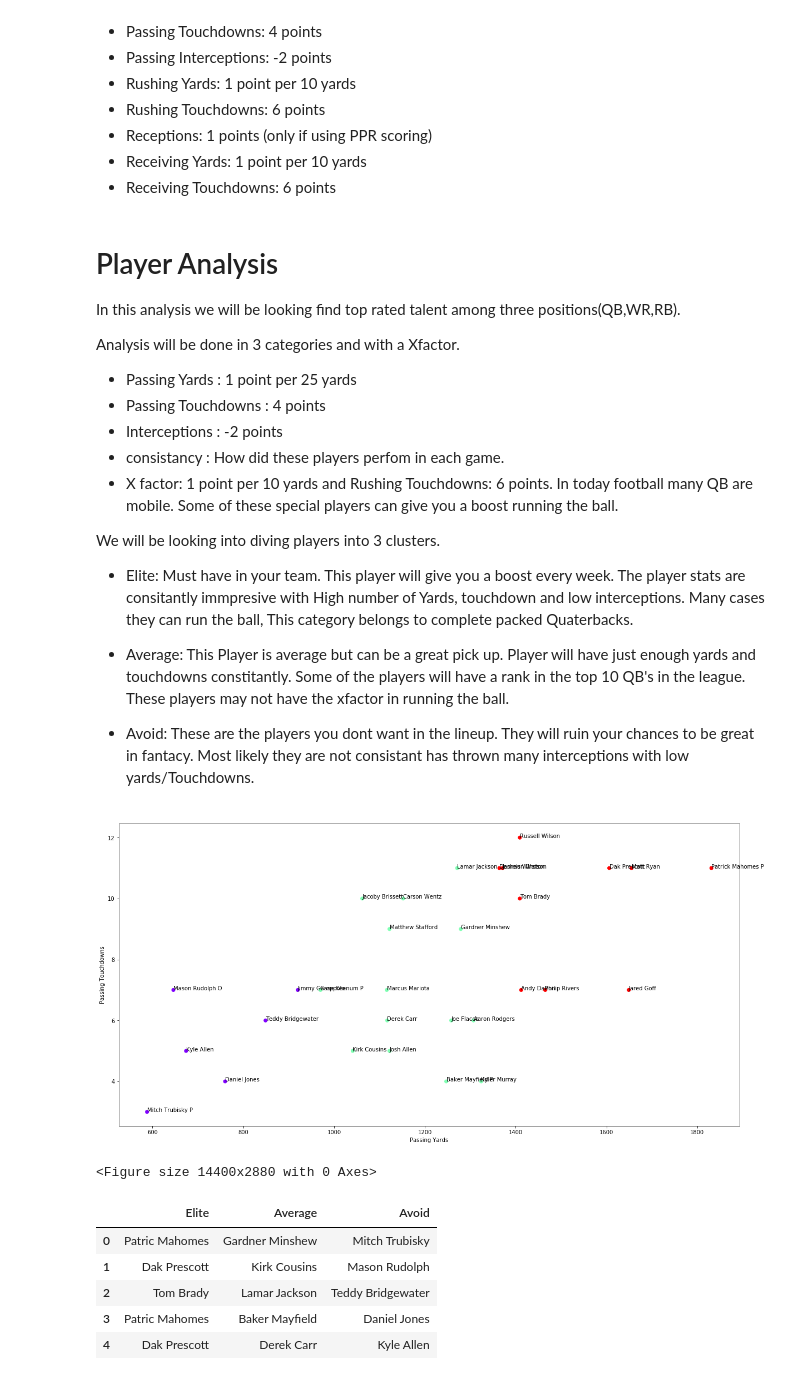
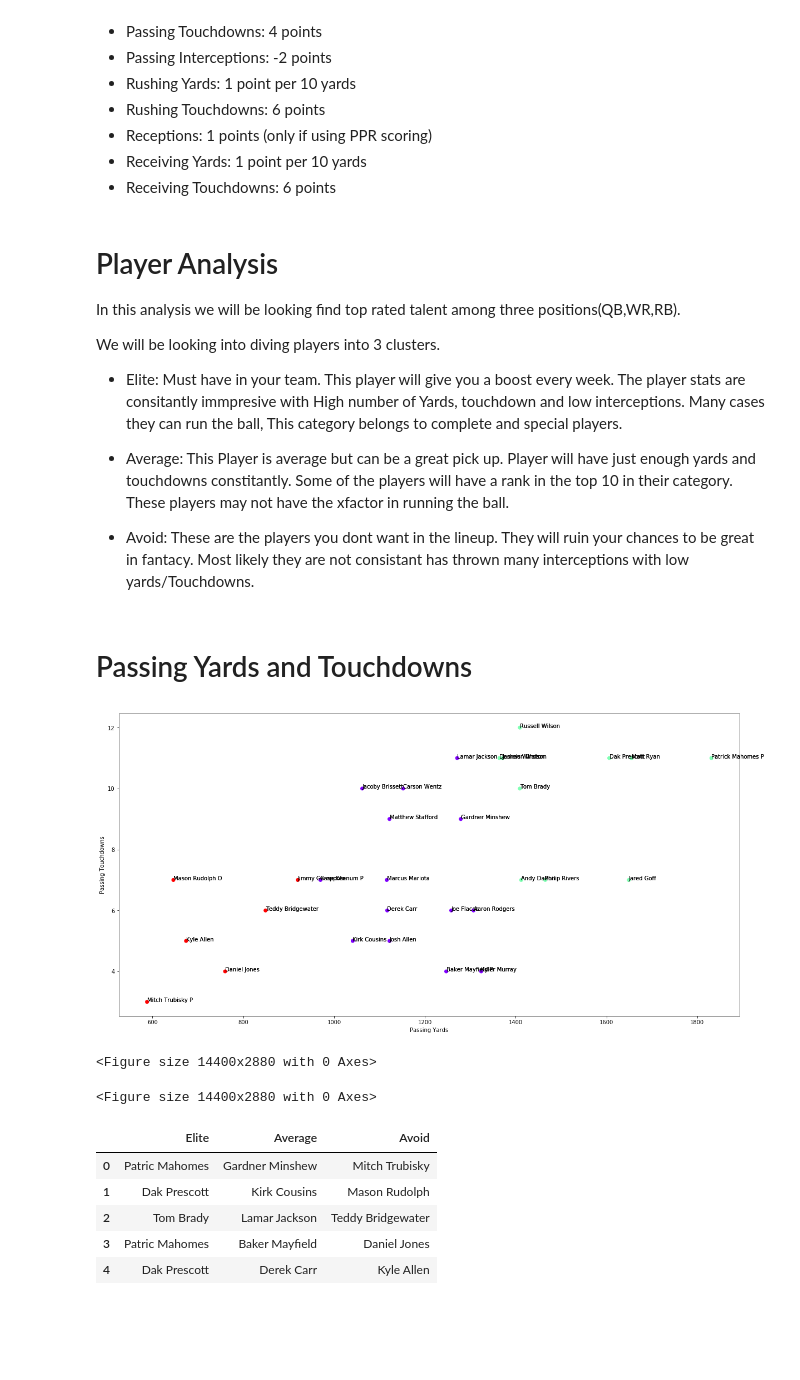
Before and after one commit to anuliyan/NFL-Fantacy, a Jupyter notebook: NFL_Fantacy-checkpoint.ipynb, the cells around one changed output. Cells and saved outputs as stored; diff of their text form; code cells hidden in the pictures; blank space fills up the shorter version.

```diff
--- a/NFL_Fantacy-checkpoint.ipynb
+++ b/NFL_Fantacy-checkpoint.ipynb
@@ -108,21 +112,14 @@ Dataframe.head(5)
 
 In this analysis we will be looking find top rated talent among three positions(QB,WR,RB).
 
-Analysis will be done in 3 categories and with a Xfactor.
-- Passing Yards : 1 point per 25 yards
-- Passing Touchdowns : 4 points
-- Interceptions : -2 points
-- consistancy : How did these players perfom in each game.
-- X factor: 1 point per 10 yards and Rushing Touchdowns: 6 points. In today football many QB are mobile. Some of these special players can  give you a boost running the ball.
-
 
 We will be looking into diving players into 3 clusters.
 - Elite: Must have in your team. This player will give you a boost every week.
   The player stats are consitantly immpresive with High number of Yards, touchdown and low interceptions. Many cases they can run the ball,
-  This category belongs to complete packed Quaterbacks.
+  This category belongs to complete and special players.
 
 - Average: This Player is average but can be a great pick up. Player will have just enough yards and touchdowns constitantly.
-  Some of the players will have a rank in the top 10 QB's in the league. These players may not have the xfactor in running the ball.
+  Some of the players will have a rank in the top 10 in their category. These players may not have the xfactor in running the ball.
 
 - Avoid: These are the players you dont want in the lineup. They will ruin your chances to be great in fantacy. Most likely they are
   not consistant has thrown many interceptions with low yards/Touchdowns.
@@ -130,9 +127,17 @@ We will be looking into diving players into 3 clusters.
 # Define the features and the outcome.
 QB_YDS = Dataframe[Dataframe.Position_ID == 1]
 # %%
-def feed_QB_data(data1,data2,data3,data4):
+def feed_QB_data(data1,data2,data3,data4,pca=True):
     X=np.array(QB_YDS[[data1,data2]])
     name = np.array(QB_YDS['Player_Name'])
+
+
+
+    X_norm = normalize(X)
+
+    # Reduce it to two components.
+    X_pca = PCA(2).fit_transform(X_norm)
+
 
 
     # we're looking for three clusters.
@@ -147,16 +152,31 @@ def feed_QB_data(data1,data2,data3,data4):
 
     fig, ax = plt.subplots(1, figsize=(20, 10))
     ax.scatter(x_coords,y_coords, c=Kmeans_3.labels_, cmap='rainbow')
-    ax.set_xlabel(data3)
-    ax.set_ylabel(data4)
+
+    if pca:
+        ax.set_xlabel(data3)
+        ax.set_ylabel(data4)
+
+    if not pca:
+        ax.set_xlabel('component1')
+        ax.set_ylabel('component2')
+
     for i, txt in enumerate(name):
         ax.annotate(txt,(x_coords[i], y_coords[i]))
     plt.figure(figsize=(200,40))
+
+
+    for i, txt in enumerate(name):
+        ax.annotate(txt,(x_coords[i], y_coords[i]))
+    plt.figure(figsize=(200,40))
+# %% [markdown]
+# Passing Yards and Touchdowns
 # %%
-feed_QB_data('Passing_YDS','Passing_TD','Passing Yards','Passing Touchdowns')
+feed_QB_data('Passing_YDS','Passing_TD','Passing Yards','Passing Touchdowns',pca=True)
 # %% [output]
-[figure, old version]
+[figure, new version]
 <Figure size 14400x2880 with 0 Axes>
+<Figure size 14400x2880 with 0 Axes>
 # %%
 
 data = [['Patric Mahomes','Gardner Minshew','Mitch Trubisky'],
```
Also changed, not shown: parts of 45 cells of this notebook.
